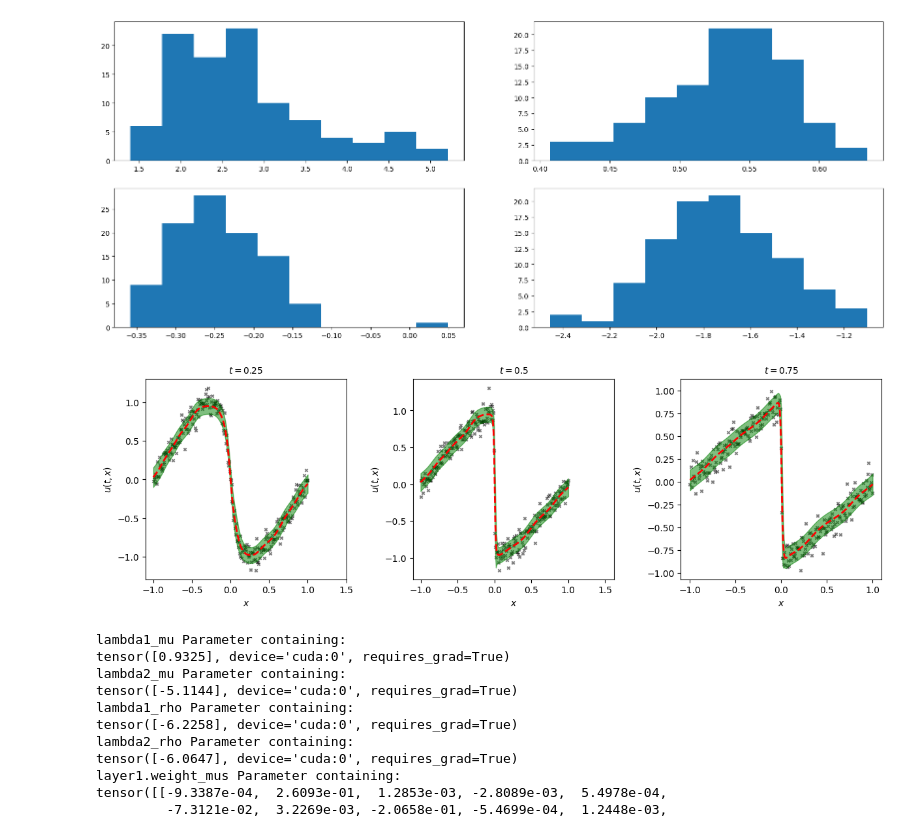
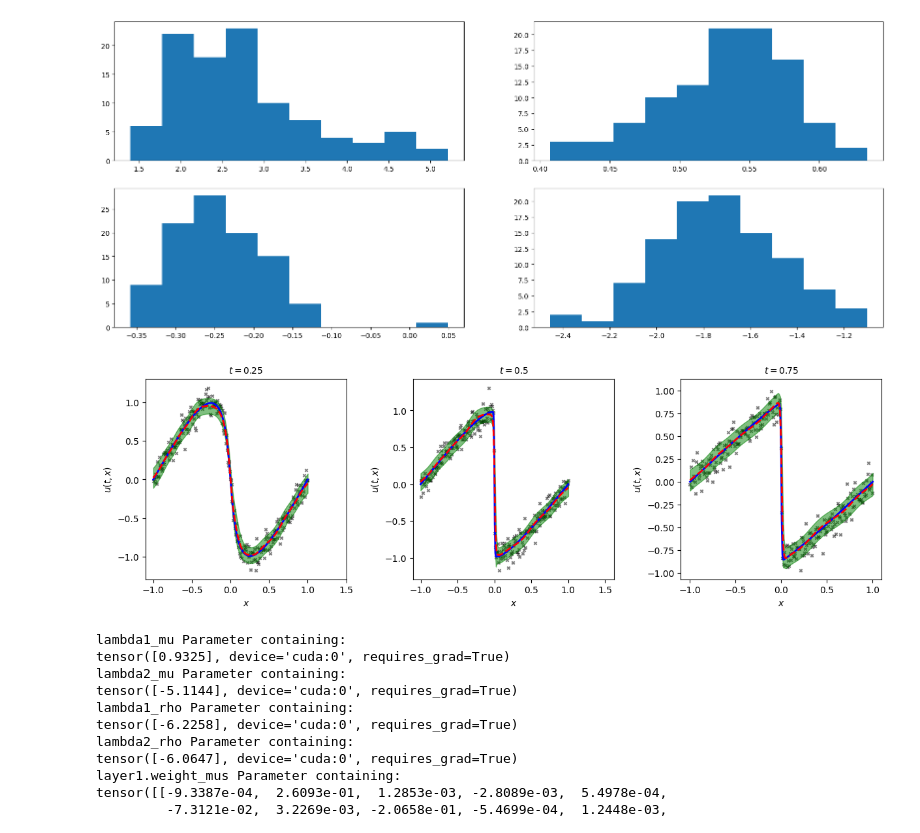
Before and after one commit to SoloChe/BPINN, a Jupyter notebook: BPINN_VI.ipynb, the cells around one changed output. Cells and saved outputs as stored; diff of their text form; code cells hidden in the pictures.

```diff
--- a/BPINN_VI.ipynb
+++ b/BPINN_VI.ipynb
@@ -428,9 +428,9 @@ Epoch: 25000/25000, error_25 = 0.02984, error_train = 0.16437
 # %%
 
 x = data['x'].flatten()[:,None]
-X_u_test_25 = np.hstack([x, 0.25*np.ones_like((x))]); u_test_25 = Exact[25]; u_mean_25 = Exact[25]
-X_u_test_50 = np.hstack([x, 0.50*np.ones_like((x))]); u_test_50 = Exact[50]; u_mean_50 = Exact[50]
-X_u_test_75 = np.hstack([x, 0.75*np.ones_like((x))]); u_test_75 = Exact[75]; u_mean_75 = Exact[75]
+X_u_test_25 = np.hstack([x, 0.25*np.ones_like((x))]); u_test_25 = Exact[25]; u_mean_25 = Exact_[25]
+X_u_test_50 = np.hstack([x, 0.50*np.ones_like((x))]); u_test_50 = Exact[50]; u_mean_50 = Exact_[50]
+X_u_test_75 = np.hstack([x, 0.75*np.ones_like((x))]); u_test_75 = Exact[75]; u_mean_75 = Exact_[75]
 
 
 def get_res(X):
@@ -455,34 +455,35 @@ axs[0].plot(x, u_mean_25, 'b-', linewidth = 2, label = 'Prediction')
 axs[0].plot(x, u_pred_25, 'r--', linewidth = 2, label = 'Prediction')
 axs[0].fill_between(x, u_pred_25-total_unc_25, u_pred_25+total_unc_25, color = 'g', alpha = 0.5, label = 'Epistemic + Aleatoric')
 axs[0].set_xlabel('$x$')
 axs[0].set_ylabel('$u(t,x)$')
 axs[0].set_title('$t = 0.25$', fontsize = 10)
 axs[0].axis('square')
 #ax.set_xlim([-1.1,1.1])
 #ax.set_ylim([-1.1,1.1])
 
 
 axs[1].scatter(x, u_test_50, s = 10, marker = 'x', color = 'black', alpha = 0.5, label = 'Exact')
 axs[1].plot(x, u_mean_50, 'b-', linewidth = 2, label = 'Prediction')
 axs[1].plot(x, u_pred_50, 'r--', linewidth = 2, label = 'Prediction')
 axs[1].fill_between(x, u_pred_50-total_unc_50, u_pred_50+total_unc_50, color = 'g', alpha = 0.5, label = 'Epistemic + Aleatoric')
 axs[1].set_xlabel('$x$')
 axs[1].set_ylabel('$u(t,x)$')
 axs[1].set_title('$t = 0.5$', fontsize = 10)
 axs[1].axis('square')
 
 
 axs[2].scatter(x, u_test_75, s = 10, marker = 'x', color = 'black', alpha = 0.5, label = 'Exact')
+axs[2].plot(x, u_mean_75, 'b-', linewidth = 2, label = 'Prediction')
 axs[2].plot(x, u_pred_75, 'r--', linewidth = 2, label = 'Prediction')
 axs[2].fill_between(x, u_pred_75-total_unc_75, u_pred_75+total_unc_75, color = 'g', alpha = 0.5, label = 'Epistemic + Aleatoric')
 axs[2].set_xlabel('$x$')
 axs[2].set_ylabel('$u(t,x)$')
 axs[2].set_title('$t = 0.75$', fontsize = 10)
 axs[2].axis('square')
 
 plt.savefig('./plots/final_prediction.tiff')
 # %% [output]
-[figure, old version]
+[figure, new version]
 # %%
 for name, param in net.network.named_parameters():
     print(name, param)
```
